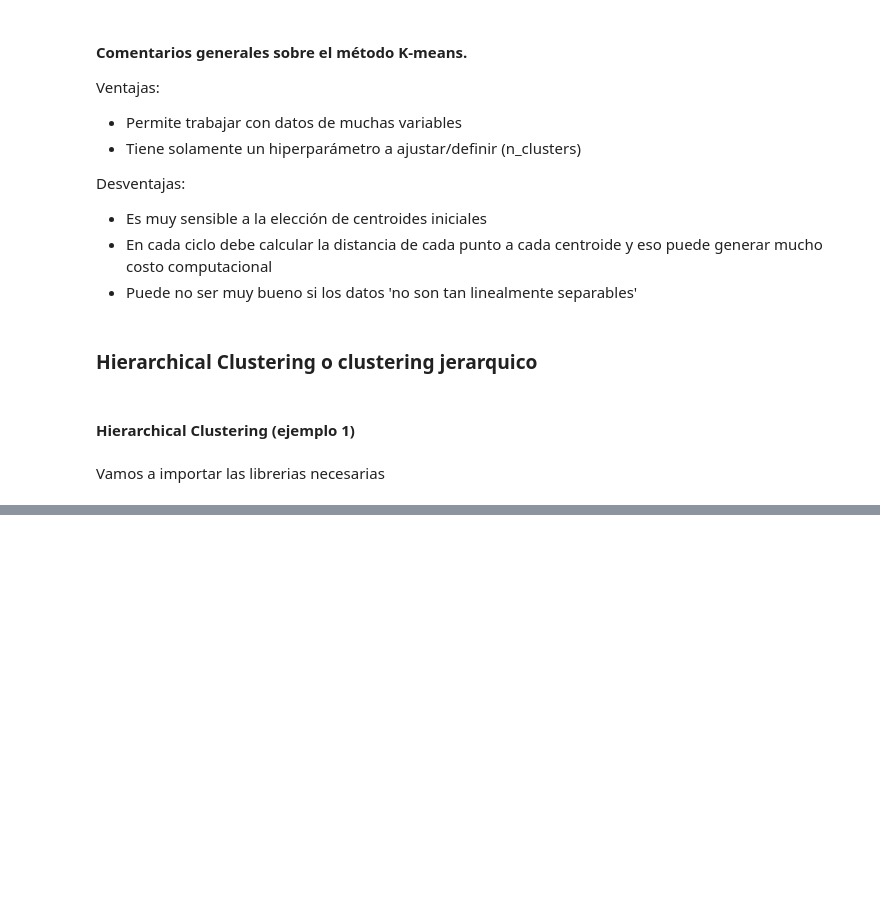
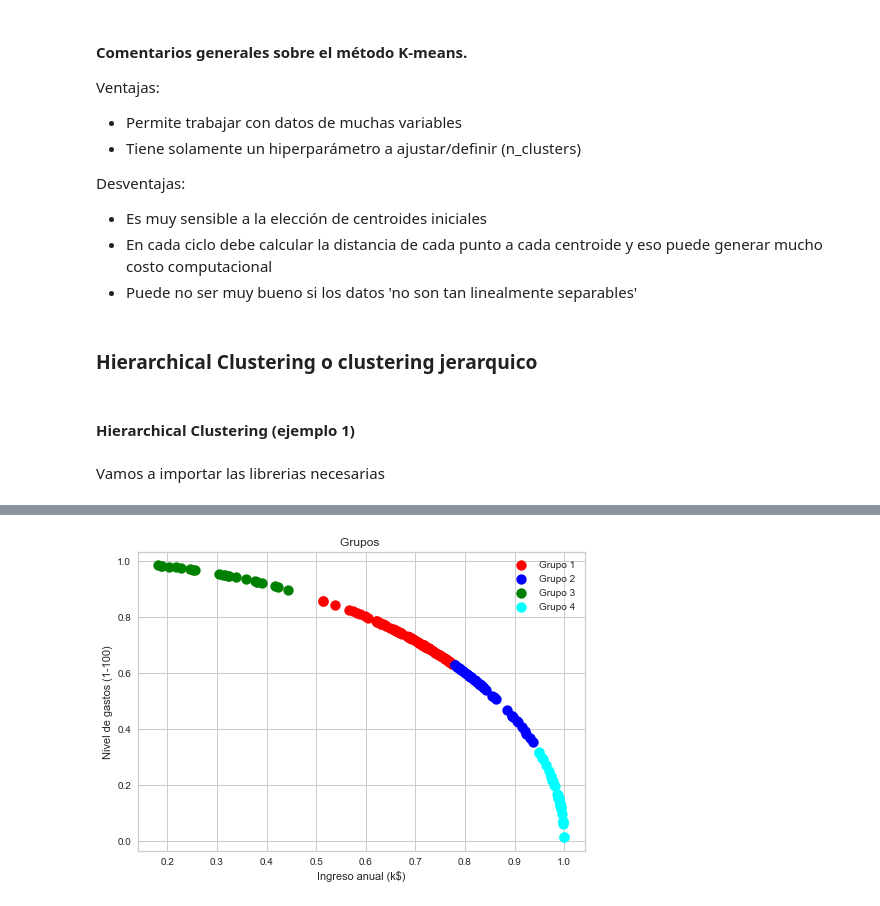
Before and after one commit to Sergio-Ibarra-1795/Diplomado_UNAM_DC_Full_gitHub, a Jupyter notebook: Modulo7_Aprendizaje_NO_supervisado/Moduo7_Ejercicio1.ipynb, the cells around one changed output, grey strips where cells are left out. Cells and saved outputs as stored; diff of their text form; code cells hidden in the pictures; blank space fills up the shorter version.

```diff
--- a/Modulo7_Aprendizaje_NO_supervisado/Moduo7_Ejercicio1.ipynb
+++ b/Modulo7_Aprendizaje_NO_supervisado/Moduo7_Ejercicio1.ipynb
@@ -285,0 +450,6 @@ Vamos a importar las librerias necesarias
+# %%
+from sklearn.cluster import AgglomerativeClustering
+
+cluster_jerarquico_ejemplo2 = AgglomerativeClustering(n_clusters=4, affinity='euclidean', linkage='ward')
+y_cluster_jerarquico_ejemplo2 = cluster_jerarquico_ejemplo2.fit_predict(X_jearquico_ejemplo2)
+y_cluster_jerarquico_ejemplo2
@@ -285,0 +467,14 @@ Vamos a importar las librerias necesarias
+# %%
+# Graficando los resultados
+plt.scatter(X_jearquico_ejemplo2[y_cluster_jerarquico_ejemplo2 == 0, 0], X_jearquico_ejemplo2[y_cluster_jerarquico_ejemplo2 == 0, 1], s = 100, c = 'red', label = 'Grupo 1')
+plt.scatter(X_jearquico_ejemplo2[y_cluster_jerarquico_ejemplo2 == 1, 0], X_jearquico_ejemplo2[y_cluster_jerarquico_ejemplo2 == 1, 1], s = 100, c = 'blue', label = 'Grupo 2')
+plt.scatter(X_jearquico_ejemplo2[y_cluster_jerarquico_ejemplo2 == 2, 0], X_jearquico_ejemplo2[y_cluster_jerarquico_ejemplo2 == 2, 1], s = 100, c = 'green', label = 'Grupo 3')
+plt.scatter(X_jearquico_ejemplo2[y_cluster_jerarquico_ejemplo2 == 3, 0], X_jearquico_ejemplo2[y_cluster_jerarquico_ejemplo2 == 3, 1], s = 100, c = 'cyan', label = 'Grupo 4')
+
+plt.title('Grupos ')
+plt.xlabel('Ingreso anual (k$)')
+plt.ylabel('Nivel de gastos (1-100)')
+plt.legend()
+plt.show()
+# %% [output]
+[figure, added]
```
Also changed, not shown: parts of 24 cells of this notebook, 1 other file.
